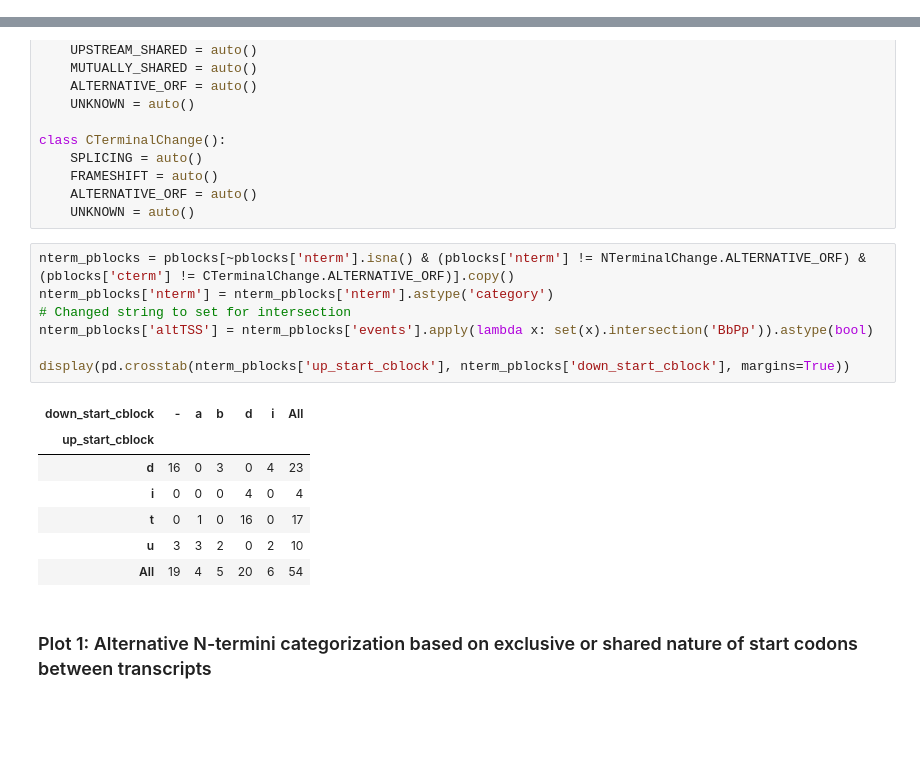
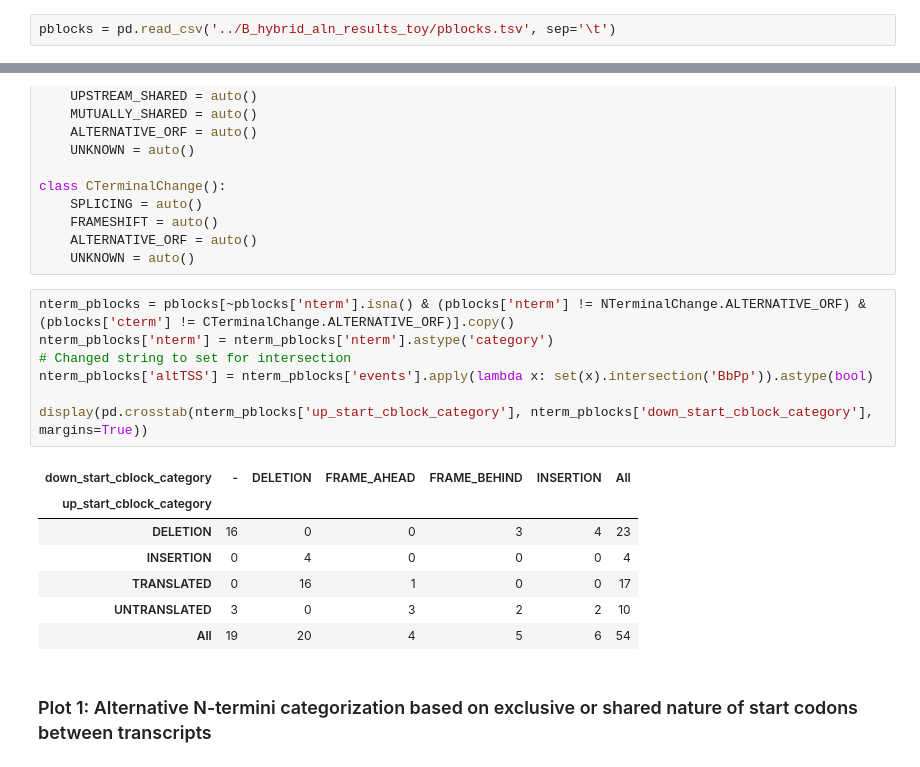
Before and after one commit to sheynkman-lab/biosurfer_analysis, a Jupyter notebook: scripts/n_termini_summary.ipynb, the cells around one changed output, grey strips where cells are left out. Saved outputs shown, nothing was run; the diff lists cells and outputs as text; blank space fills up the shorter version.

```diff
--- a/scripts/n_termini_summary.ipynb
+++ b/scripts/n_termini_summary.ipynb
@@ -25,3 +23,5 @@ pblocks = pd.read_excel('../B_hybrid_aln_results_toy/pblock-table/pblocks_hybrid
+# %%
+pblocks = pd.read_csv('../B_hybrid_aln_results_toy/pblocks.tsv', sep='\t')
 # %%
 class NTerminalChange():
     MUTUALLY_EXCLUSIVE = auto()
@@ -39,18 +39,18 @@ class CTerminalChange():
 # %%
 nterm_pblocks = pblocks[~pblocks['nterm'].isna() & (pblocks['nterm'] != NTerminalChange.ALTERNATIVE_ORF) & (pblocks['cterm'] != CTerminalChange.ALTERNATIVE_ORF)].copy()
 nterm_pblocks['nterm'] = nterm_pblocks['nterm'].astype('category')
 # Changed string to set for intersection
 nterm_pblocks['altTSS'] = nterm_pblocks['events'].apply(lambda x: set(x).intersection('BbPp')).astype(bool)
 
-display(pd.crosstab(nterm_pblocks['up_start_cblock'], nterm_pblocks['down_start_cblock'], margins=True))
+display(pd.crosstab(nterm_pblocks['up_start_cblock_category'], nterm_pblocks['down_start_cblock_category'], margins=True))
 # %% [output]
-| down_start_cblock | - | a | b | d | i | All |
-| up_start_cblock |  |  |  |  |  |  |
-| d | 16 | 0 | 3 | 0 | 4 | 23 |
-| i | 0 | 0 | 0 | 4 | 0 | 4 |
-| t | 0 | 1 | 0 | 16 | 0 | 17 |
-| u | 3 | 3 | 2 | 0 | 2 | 10 |
-| All | 19 | 4 | 5 | 20 | 6 | 54 |
+| down_start_cblock_category | - | DELETION | FRAME_AHEAD | FRAME_BEHIND | INSERTION | All |
+| up_start_cblock_category |  |  |  |  |  |  |
+| DELETION | 16 | 0 | 0 | 3 | 4 | 23 |
+| INSERTION | 0 | 4 | 0 | 0 | 0 | 4 |
+| TRANSLATED | 0 | 16 | 1 | 0 | 0 | 17 |
+| UNTRANSLATED | 3 | 0 | 3 | 2 | 2 | 10 |
+| All | 19 | 20 | 4 | 5 | 6 | 54 |
 # %% [markdown]
 ### Plot 1: Alternative N-termini categorization based on exclusive or shared nature of start codons between transcripts
 # %%
```
Also changed, not shown: parts of 4 cells of this notebook, 4 other files.
